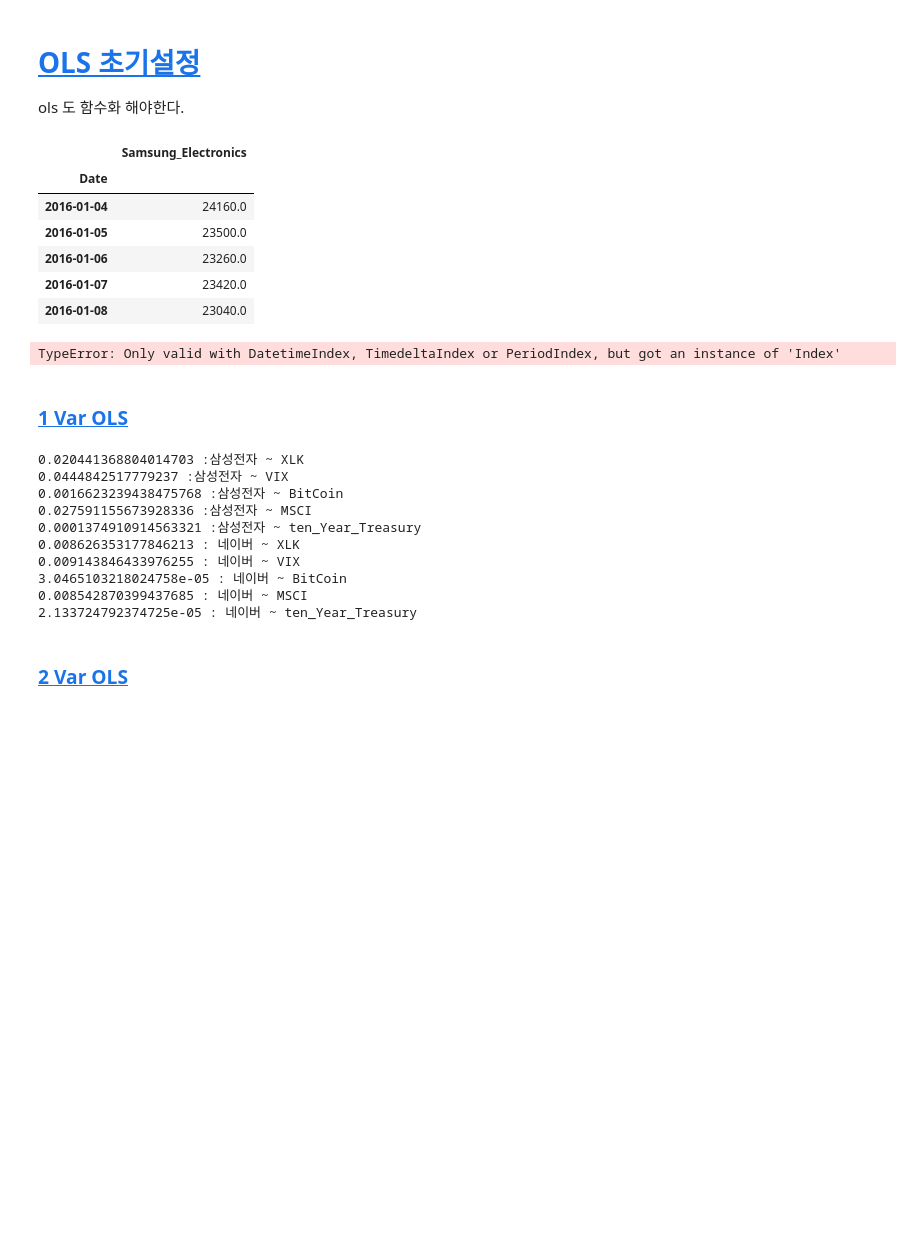
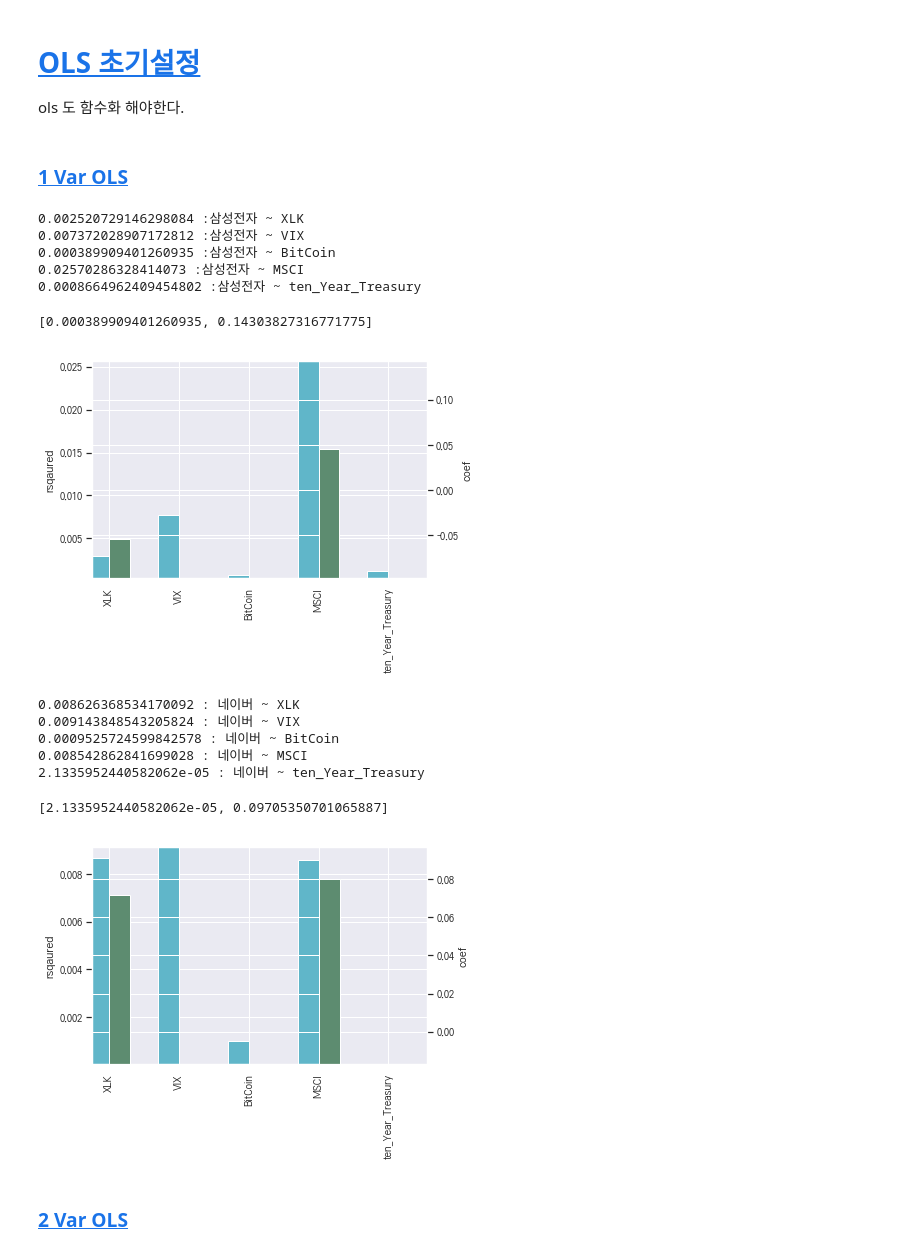
Before and after one commit to kooBH/FinanceServer, a Jupyter notebook: Doc.ipynb, the cells around one changed output. Cells and saved outputs as stored; diff of their text form; code cells hidden in the pictures; blank space fills up the shorter version.

```diff
--- a/Doc.ipynb
+++ b/Doc.ipynb
@@ -125,6 +131,7 @@ ols_dep1 = pd.read_csv('data/Samsung_Electronics.csv',index_col='Date',engine='c
 ols_dep1 = ols_dep1[['Close']]
 ols_dep1 = ols_dep1.loc[start:end]
 ols_dep1.columns = ['Samsung_Electronics']
+"""
 if(do_shift):
     ols_dep1 = ols_dep1.shift(-1, axis = 0)
     ols_dep1.dropna(inplace=True)
@@ -132,6 +139,7 @@ display(ols_dep1.head())
 ols_dep1.resample('W', how='mean')
 display(ols_dep1.head())
 
+    """
 ols_dep2 = pd.read_csv('data/네이버.csv',index_col='Date',engine='c')
 ols_dep2 = ols_dep2[['Close']]
 ols_dep2 = ols_dep2.loc[start:end]
@@ -139,53 +147,58 @@ ols_dep2.columns = ['네이버']
 if(do_shift):
     ols_dep2 = ols_dep2.shift(-1, axis = 0)
     ols_dep2.dropna(inplace=True)
-# %% [output]
-|  | Samsung_Electronics |
-| Date |  |
-| 2016-01-04 | 24160.0 |
-| 2016-01-05 | 23500.0 |
-| 2016-01-06 | 23260.0 |
-| 2016-01-07 | 23420.0 |
-| 2016-01-08 | 23040.0 |
-TypeError: Only valid with DatetimeIndex, TimedeltaIndex or PeriodIndex, but got an instance of 'Index'
 # %% [markdown]
 ### [1 Var OLS](#INDEX)<a name="1ols"></a>
 # %%
+ret_df = pd.DataFrame(index=stan_US, columns=['rsqaured','coef'])
+
 for idx in range(len(ols_ind)):
     ols_df = pd.concat([ols_dep1, ols_ind[idx]], axis=1, sort=False)
     if(use_pct_change):
         ols_df = ols_df.pct_change()
     ols_df = ols_df[ols_df.select_dtypes(include=['number']).columns] * 100
     ols_df = ols_df.dropna()
     model_fit = ols('Samsung_Electronics'+'~1+'+stan_US[idx],data=ols_df).fit()
-
     print(model_fit.rsquared, end='')
     print(' :삼성전자 ~ '+ stan_US[idx])
     if(show_summary):
         print(model_fit.summary())
+
+    ret_df.loc[stan_US[idx]]=[model_fit.rsquared,model_fit.params.values[1]]
+    rs.append(model_fit.rsquared)
+
+vi.bar_2(ret_df)
 
 for idx in range(len(ols_ind)):
     ols_df = pd.concat([ols_dep2, ols_ind[idx]], axis=1, sort=False)
     if(use_pct_change):
         ols_df = ols_df.pct_change()
     ols_df = ols_df[ols_df.select_dtypes(include=['number']).columns] * 100
     ols_df = ols_df.dropna()
     model_fit = ols('네이버'+'~1+'+stan_US[idx],data=ols_df).fit()
     print(model_fit.rsquared, end='')
     print(' : 네이버 ~ ' + stan_US[idx])
     if(show_summary):
         print(model_fit.summary())
+    ret_df.loc[stan_US[idx]]=[model_fit.rsquared,model_fit.params.values[1]]
+
+
+vi.bar_2(ret_df)
 # %% [output]
-0.020441368804014703 :삼성전자 ~ XLK
-0.0444842517779237 :삼성전자 ~ VIX
-0.0016623239438475768 :삼성전자 ~ BitCoin
-0.027591155673928336 :삼성전자 ~ MSCI
-0.0001374910914563321 :삼성전자 ~ ten_Year_Treasury
-0.008626353177846213 : 네이버 ~ XLK
-0.009143846433976255 : 네이버 ~ VIX
-3.0465103218024758e-05 : 네이버 ~ BitCoin
-0.008542870399437685 : 네이버 ~ MSCI
-2.133724792374725e-05 : 네이버 ~ ten_Year_Treasury
+0.002520729146298084 :삼성전자 ~ XLK
+0.007372028907172812 :삼성전자 ~ VIX
+0.000389909401260935 :삼성전자 ~ BitCoin
+0.02570286328414073 :삼성전자 ~ MSCI
+0.0008664962409454802 :삼성전자 ~ ten_Year_Treasury
+[0.000389909401260935, 0.14303827316771775]
+[figure, added]
+0.008626368534170092 : 네이버 ~ XLK
+0.009143848543205824 : 네이버 ~ VIX
+0.0009525724599842578 : 네이버 ~ BitCoin
+0.008542862841699028 : 네이버 ~ MSCI
+2.1335952440582062e-05 : 네이버 ~ ten_Year_Treasury
+[2.1335952440582062e-05, 0.09705350701065887]
+[figure, added]
 # %% [markdown]
 ### [2 Var OLS](#INDEX)<a name="2ols"></a>
 # %%
```
Also changed, not shown: parts of 4 cells of this notebook, 3 other files.
